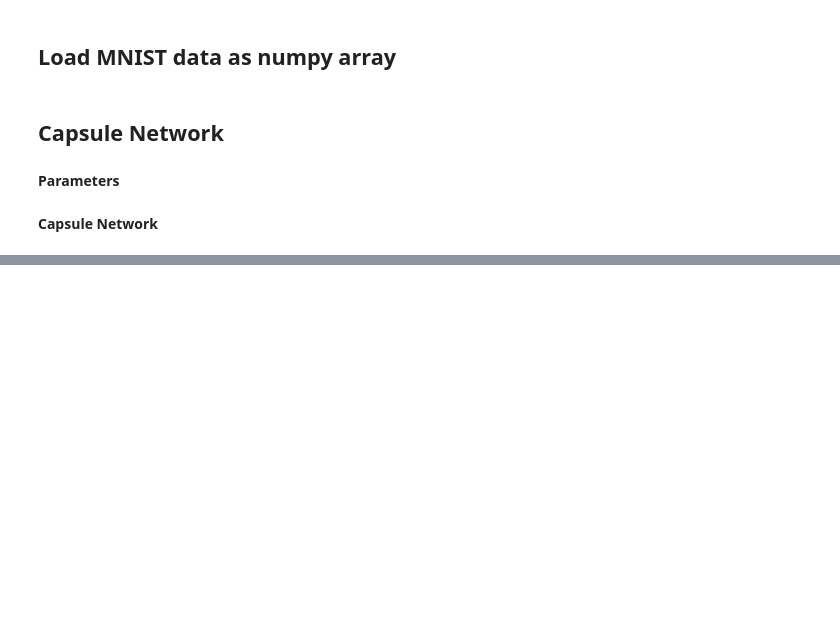
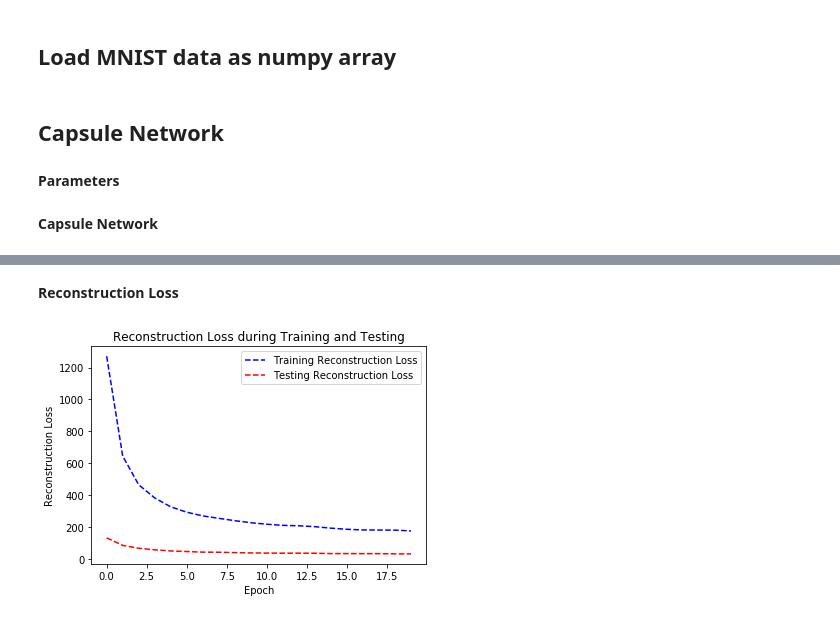
Before and after one commit to Ugenteraan/CapsNet-MNIST-TF, a Jupyter notebook: MNIST - CapsNet.ipynb, the cells around one changed output, grey strips where cells are left out. Drawn from its saved outputs; the diff is of its cells as text; code cells hidden in the pictures; blank space fills up the shorter version.

```diff
--- a/MNIST - CapsNet.ipynb
+++ b/MNIST - CapsNet.ipynb
@@ -17,6 +18,10 @@ def read_h5(filepath):
     images = np.array(file["/images"]).astype("uint8") #read the images dataset
     labels = np.array(file["/meta"]).astype("uint8")   #read the labels dataset (stored as meta)
 
+    #normalization is important as it not only helps the network converge faster but
+    #it is required for the decoder to learn since it's final output goes through the sigmoid activation func.
+    images = images / 255.0 #normalize images i.e. pixel values are in the range of [0,1].
+
     return (images,labels)
 # %%
 images, labels = read_h5(train_MNIST_dir)
@@ -302,0 +438,15 @@ Epoch 10, test loss     0.00343827, test accuracy     0.9943
+# %% [markdown]
+**Reconstruction Loss**
+# %%
+if reconstruction:
+    plt.plot(x_axis, train_r_loss_list,    'b--', label='Training Reconstruction Loss')
+    plt.plot(x_axis, test_r_loss_list,  'r--', label='Testing Reconstruction Loss')
+    plt.title("Reconstruction Loss during Training and Testing")
+    plt.ylabel("Reconstruction Loss")
+    plt.xlabel("Epoch")
+    plt.legend()
+    plt.show()
+else:
+    print("Reconstruction disabled!")
+# %% [output]
+[figure, added]
```
Also changed, not shown: parts of 19 cells of this notebook.
